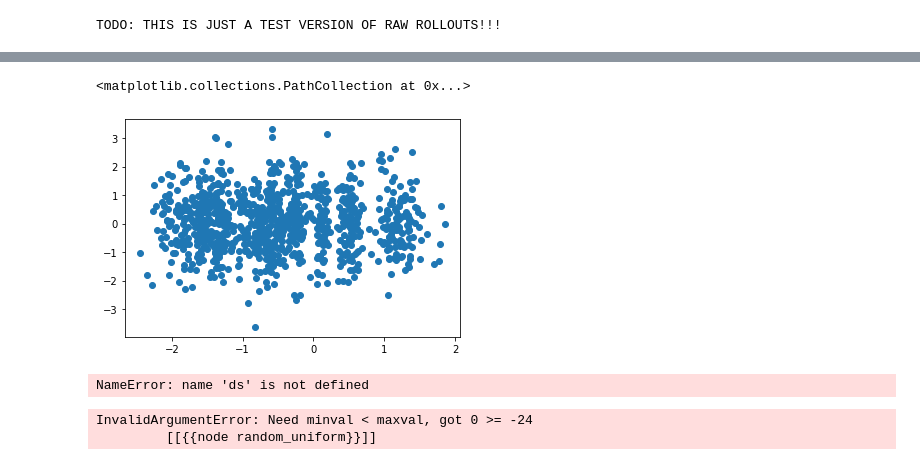
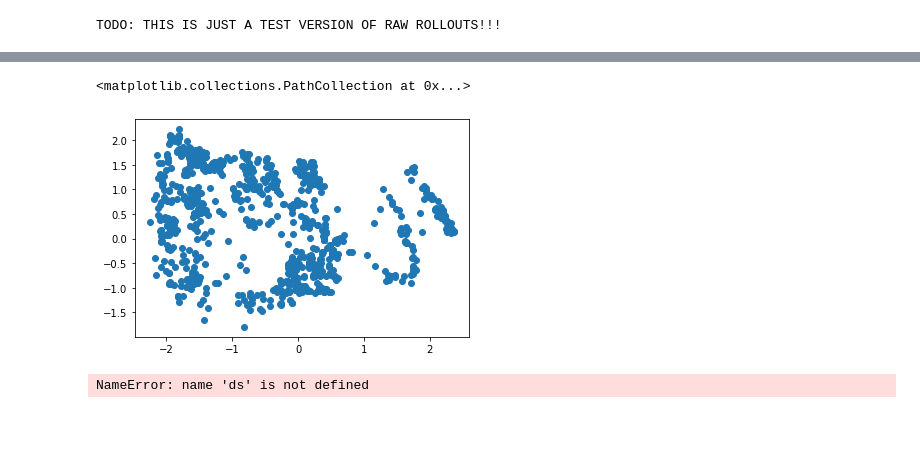
Before and after one commit to mmatena/comp_755_project, a Jupyter notebook: notebooks/explore_encoded_dataset.ipynb, the cells around one changed output, grey strips where cells are left out. Drawn from its saved outputs; the diff is of its cells as text; code cells hidden in the pictures; blank space fills up the shorter version.

```diff
--- a/notebooks/explore_encoded_dataset.ipynb
+++ b/notebooks/explore_encoded_dataset.ipynb
@@ -18,7 +17,9 @@ configs/   organize_me/  pyproject.toml  README.md    scripts/
 # %%
-from rl755.models.vision import instances
+from rl755.models.vision import vision_trained, instances
+
+env="caveflyer"
 
 model = instances.vae_32d()
 
-model.load_weights("../tmp/bossfight/vision_model/model-099.hdf5")
+model.load_weights(f"../tmp/{env}/vision_model/vae_32d/model-015.hdf5")
 import numpy as np
@@ -27,5 +26,5 @@ OSError: Unable to open file (unable to open file: name = '../tmp/bossfight/visi
 # %%
-dsb = rl755.data.generic.RawRollouts("bossfight")
-x = dsb.rollouts_ds(split="test", process_observations=True).as_numpy_iterator()
+dsb = rl755.data.generic.RawRollouts(env)
+x = dsb.rollouts_ds(split="train", process_observations=True).as_numpy_iterator()
 # %% [output]
 TODO: THIS IS JUST A TEST VERSION OF RAW ROLLOUTS!!!
@@ -53,10 +73,10 @@ plt.colorbar()
 # %%
 import matplotlib.pyplot as plt
-zcloud = np.array(z.sample())
-plt.scatter(zcloud[:, 0], zcloud[:, 1])
+zcloud = np.array(z.mean())
+plt.scatter(zcloud[:, 9], zcloud[:, 4])
 # %% [output]
 <matplotlib.collections.PathCollection at 0x...>
-[figure, old version]
+[figure, new version]
 # %%
 obs = ds.as_numpy_iterator().next()['observations']
 # %% [output]
@@ -66,5 +83,0 @@ yy = model.decode(obs)
-# %%
-y = model.predict(x)
-# %% [output]
-InvalidArgumentError: Need minval < maxval, got 0 >= -24
-         [[{{node random_uniform}}]]
```
Also changed, not shown: parts of 22 cells of this notebook, 6 other files.
